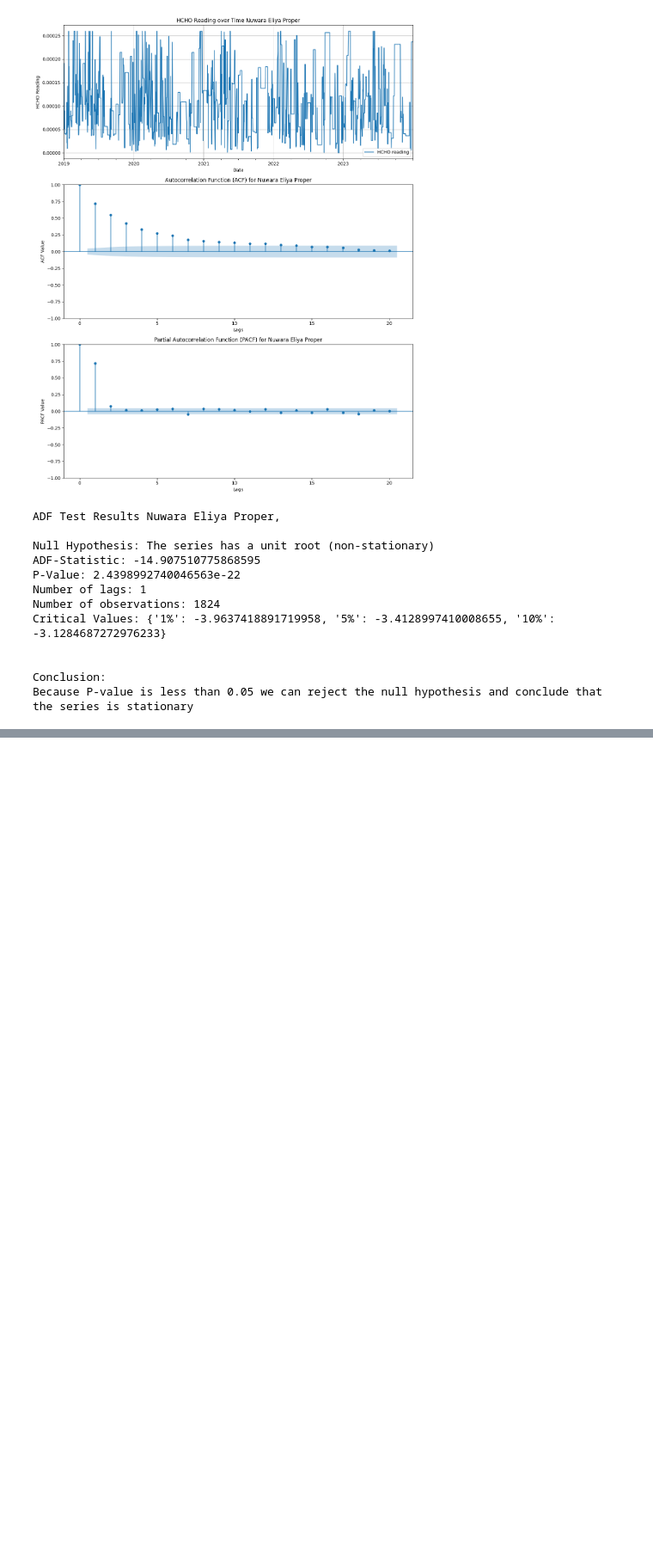
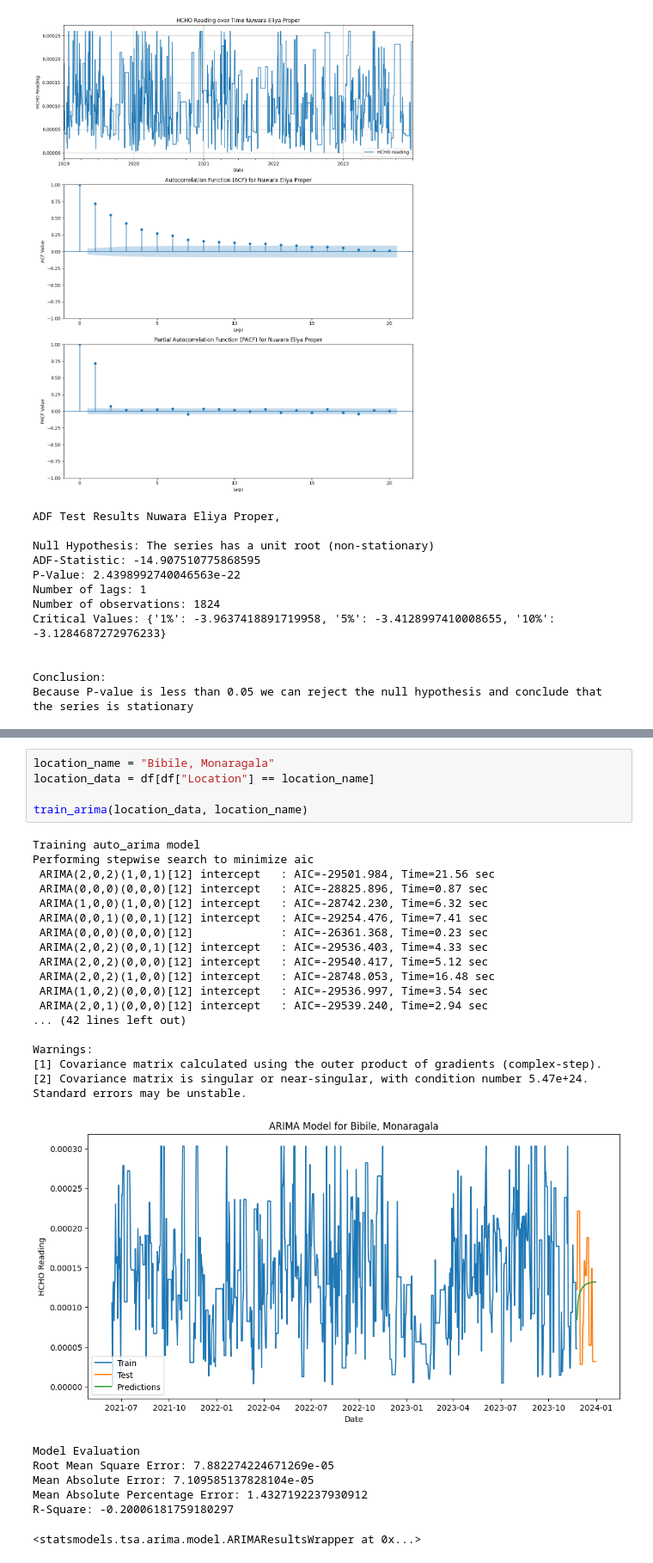
Before and after one commit to PehansiK/Analyzing-HCHO-Gas-in-Sri-Lanka, a Jupyter notebook: ModelBuilding.ipynb, the cells around one changed output, grey strips where cells are left out. Shown at 86% size. Drawn from its saved outputs; the diff is of its cells as text; blank space fills up the shorter version.

```diff
--- a/ModelBuilding.ipynb
+++ b/ModelBuilding.ipynb
@@ -257,0 +335,30 @@ Because P-value is less than 0.05 we can reject the null hypothesis and conclude
+# %%
+location_name = "Bibile, Monaragala"
+location_data = df[df["Location"] == location_name]
+
+train_arima(location_data, location_name)
+# %% [output]
+Training auto_arima model
+Performing stepwise search to minimize aic
+ ARIMA(2,0,2)(1,0,1)[12] intercept   : AIC=-29501.984, Time=21.56 sec
+ ARIMA(0,0,0)(0,0,0)[12] intercept   : AIC=-28825.896, Time=0.87 sec
+ ARIMA(1,0,0)(1,0,0)[12] intercept   : AIC=-28742.230, Time=6.32 sec
+ ARIMA(0,0,1)(0,0,1)[12] intercept   : AIC=-29254.476, Time=7.41 sec
+ ARIMA(0,0,0)(0,0,0)[12]             : AIC=-26361.368, Time=0.23 sec
+ ARIMA(2,0,2)(0,0,1)[12] intercept   : AIC=-29536.403, Time=4.33 sec
+ ARIMA(2,0,2)(0,0,0)[12] intercept   : AIC=-29540.417, Time=5.12 sec
+ ARIMA(2,0,2)(1,0,0)[12] intercept   : AIC=-28748.053, Time=16.48 sec
+ ARIMA(1,0,2)(0,0,0)[12] intercept   : AIC=-29536.997, Time=3.54 sec
+ ARIMA(2,0,1)(0,0,0)[12] intercept   : AIC=-29539.240, Time=2.94 sec
+... (42 lines left out)
+
+Warnings:
+[1] Covariance matrix calculated using the outer product of gradients (complex-step).
+[2] Covariance matrix is singular or near-singular, with condition number 5.47e+24. Standard errors may be unstable.
+[figure, added]
+Model Evaluation
+Root Mean Square Error: 7.882274224671269e-05
+Mean Absolute Error: 7.109585137828104e-05
+Mean Absolute Percentage Error: 1.4327192237930912
+R-Square: -0.20006181759180297
+<statsmodels.tsa.arima.model.ARIMAResultsWrapper at 0x...>
```
Also changed, not shown: parts of 7 cells of this notebook.
